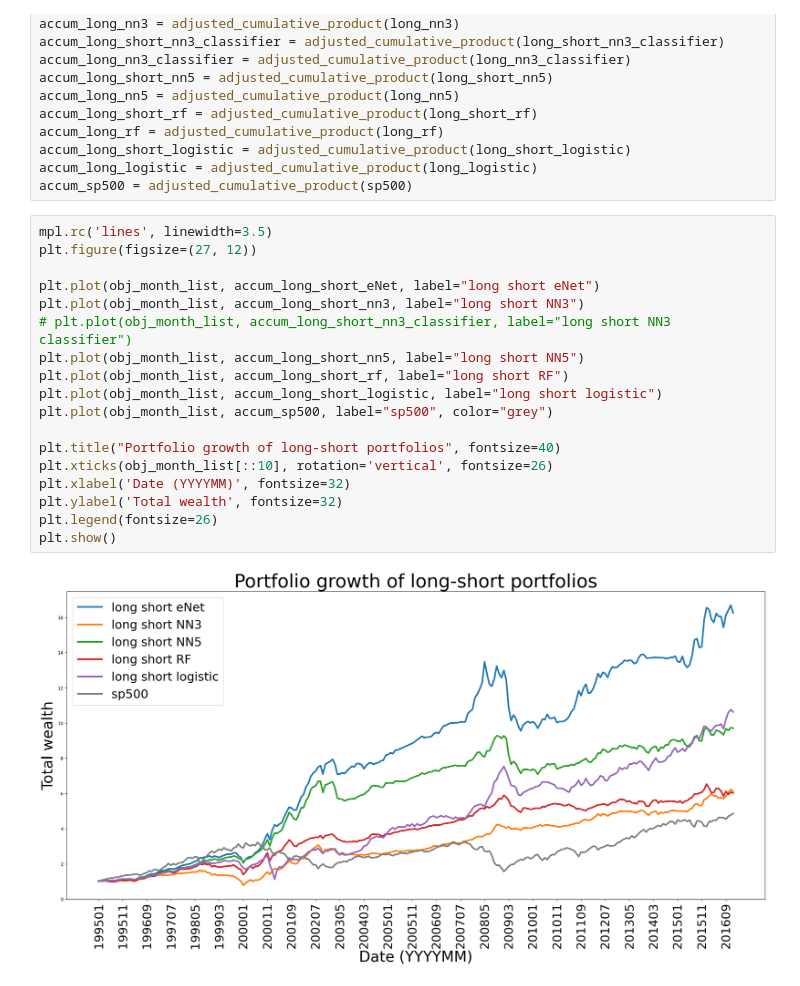
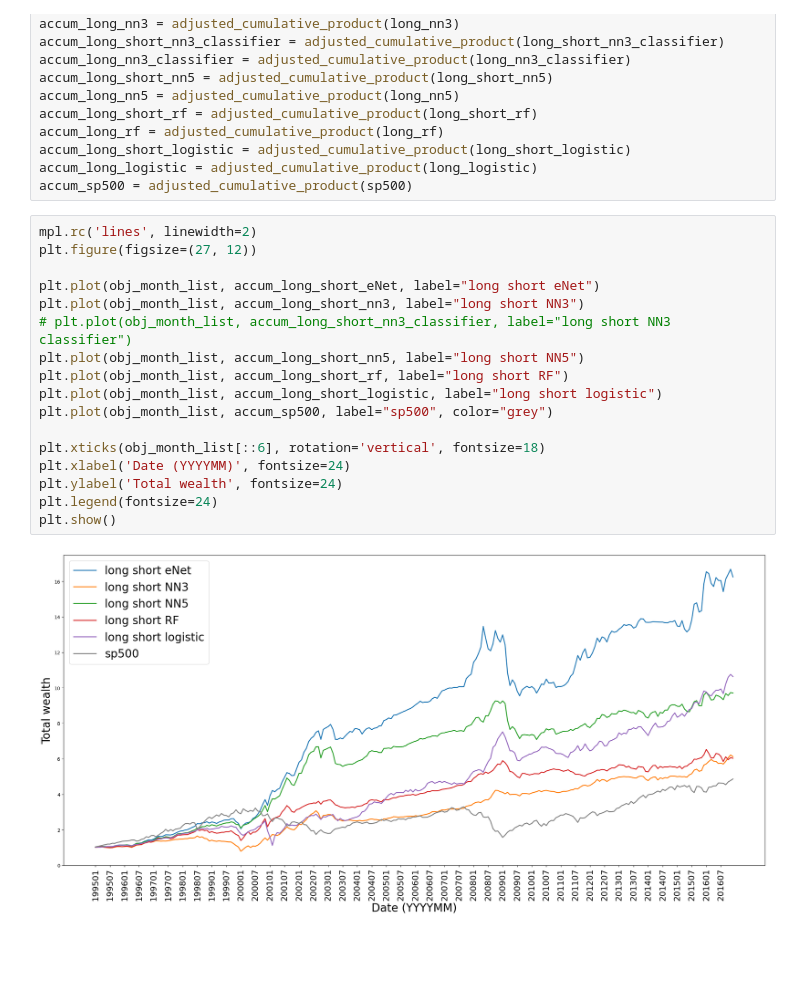
Before and after one commit to Sho-Shoo/36490-F23-Group1, a Jupyter notebook: plot_portfolio.ipynb, the cells around one changed output. Saved outputs shown, nothing was run; the diff lists cells and outputs as text; blank space fills up the shorter version.

```diff
--- a/plot_portfolio.ipynb
+++ b/plot_portfolio.ipynb
@@ -94,25 +94,24 @@ accum_long_short_logistic = adjusted_cumulative_product(long_short_logistic)
 accum_long_logistic = adjusted_cumulative_product(long_logistic)
 accum_sp500 = adjusted_cumulative_product(sp500)
 # %%
-mpl.rc('lines', linewidth=3.5)
+mpl.rc('lines', linewidth=2)
 plt.figure(figsize=(27, 12))
 
 plt.plot(obj_month_list, accum_long_short_eNet, label="long short eNet")
 plt.plot(obj_month_list, accum_long_short_nn3, label="long short NN3")
 # plt.plot(obj_month_list, accum_long_short_nn3_classifier, label="long short NN3 classifier")
 plt.plot(obj_month_list, accum_long_short_nn5, label="long short NN5")
 plt.plot(obj_month_list, accum_long_short_rf, label="long short RF")
 plt.plot(obj_month_list, accum_long_short_logistic, label="long short logistic")
 plt.plot(obj_month_list, accum_sp500, label="sp500", color="grey")
 
-plt.title("Portfolio growth of long-short portfolios", fontsize=40)
-plt.xticks(obj_month_list[::10], rotation='vertical', fontsize=26)
-plt.xlabel('Date (YYYYMM)', fontsize=32)
-plt.ylabel('Total wealth', fontsize=32)
-plt.legend(fontsize=26)
+plt.xticks(obj_month_list[::6], rotation='vertical', fontsize=18)
+plt.xlabel('Date (YYYYMM)', fontsize=24)
+plt.ylabel('Total wealth', fontsize=24)
+plt.legend(fontsize=24)
 plt.show()
 # %% [output]
-[figure, old version]
+[figure, new version]
 # %%
 plt.figure(figsize=(27, 12))
 
```
Also changed, not shown: parts of 1 cell of this notebook, 7 other files.
